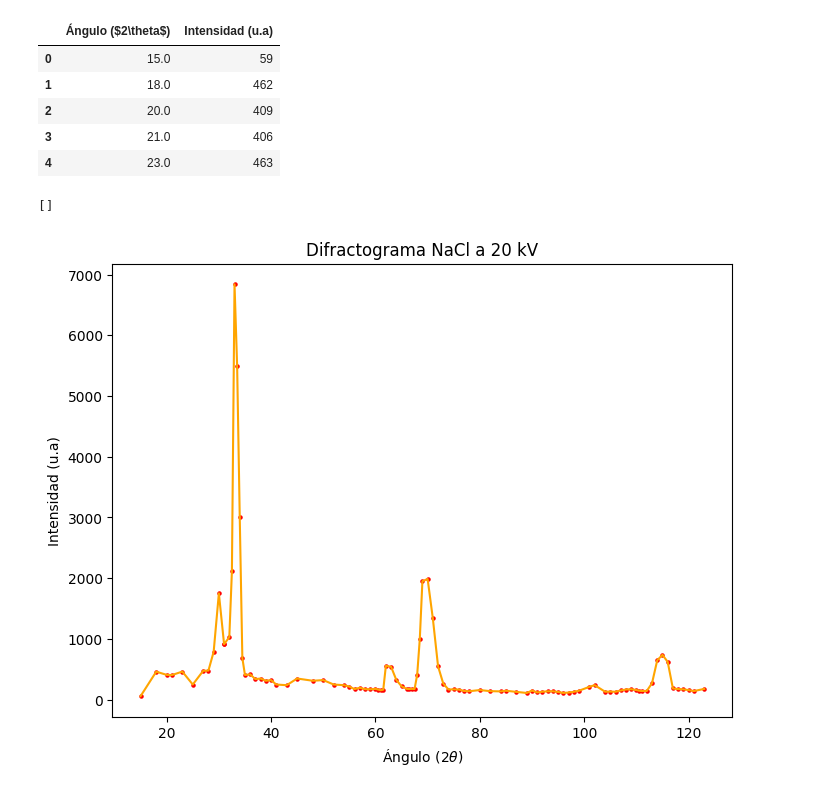
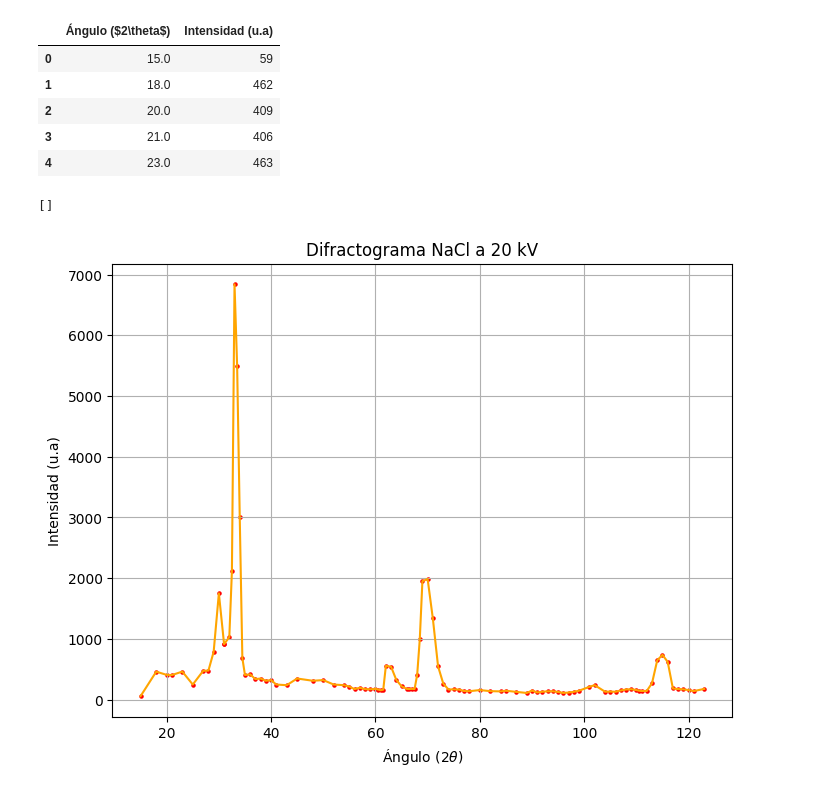
Before and after one commit to joshbrx/Proyectos, a Jupyter notebook: Difraccion_RX.ipynb, the cells around one changed output. Drawn from its saved outputs; the diff is of its cells as text; code cells hidden in the pictures.

Commit message:
Se agregaron <grids> en los difractogramas.

```diff
--- a/Difraccion_RX.ipynb
+++ b/Difraccion_RX.ipynb
@@ -103,10 +103,10 @@ df3.head()
 # %%
 plt.scatter(df3.to_numpy()[:,0], df3.to_numpy()[:,1], c="red", s=s)
 plt.plot(df3.to_numpy()[:,0], df3.to_numpy()[:,1], c="orange")
 
 plt.xlabel(r"Ángulo ($2\theta$)"); plt.ylabel("Intensidad (u.a)")
-plt.title("Difractograma NaCl a 20 kV")
+plt.title("Difractograma NaCl a 20 kV"), plt.grid()
 plt.plot()
 # %% [output]
 []
-[figure, old version]
+[figure, new version]
```
Also changed, not shown: parts of 2 cells of this notebook.
